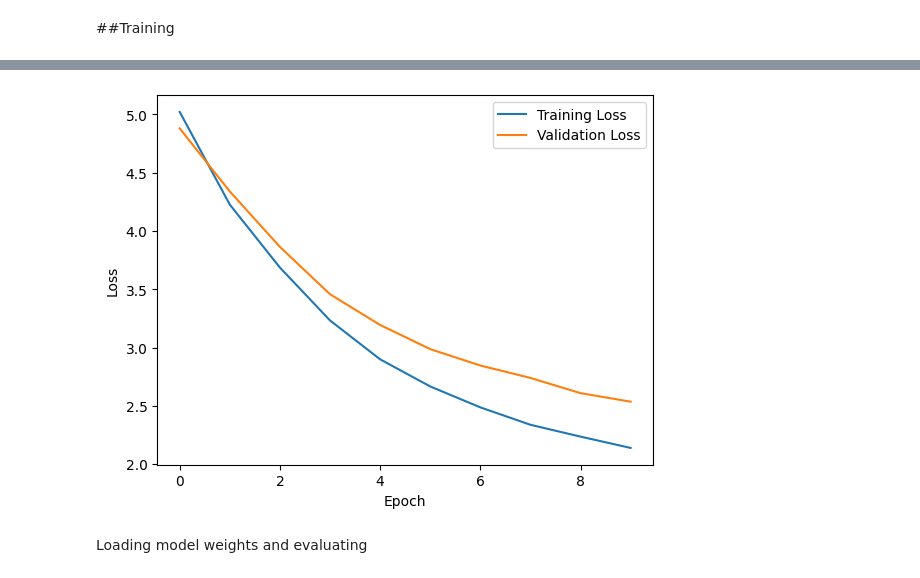
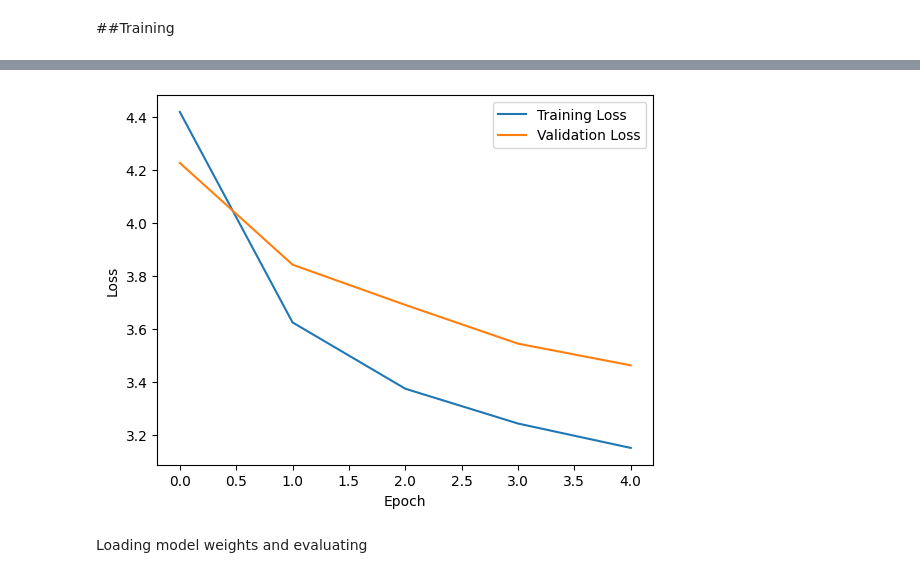
Before and after one commit to Niilop/Seq2Seq-text-autofill, a Jupyter notebook: seq2seq_autofill.ipynb, the cells around one changed output, grey strips where cells are left out. Cells and saved outputs as stored; diff of their text form; code cells hidden in the pictures.

```diff
--- a/seq2seq_autofill.ipynb
+++ b/seq2seq_autofill.ipynb
@@ -123,7 +122,10 @@ import matplotlib.pyplot as plt
 
 emails_df = pd.read_csv('/content/email_data/emails.csv')
 # Smaller size
-# emails_df = emails_df[:1000]
+# Full data is 30 million pairs
+# 10 000 is 600 000 pairs
+# 100 000 is 9 million pairs
+emails_df = emails_df[:50000]
 # %%
 emails_df
 # %% [output]
@@ -400,7 +344,7 @@ def yield_tokens(data):
   for sentence in data:
     yield tokeniser(sentence)
 
-vocab = build_vocab_from_iterator(yield_tokens(all_sentences), specials=['<unk>', '<pad>', '<sos>', '<eos>', '<name>'], min_freq=10)
+vocab = build_vocab_from_iterator(yield_tokens(all_sentences), specials=['<unk>', '<pad>', '<sos>', '<eos>', '<name>'], min_freq=50)
 vocab.set_default_index(vocab["<unk>"])
 # %%
 print("The length of the vocab is", len(vocab))
@@ -415,14 +365,16 @@ Process he data. We turn all words in to tokens and change the data type to torc
 # %%
 def data_process(pairs):
-  data = []
-  for (src, trg) in pairs:
 
-    src_tensor = torch.tensor([vocab[token] for token in tokeniser(src)],
-                            dtype=torch.long)
+  start_time = time.time()
 
-    trg_tensor = torch.tensor([vocab[token] for token in tokeniser(trg)],
-                            dtype=torch.long)
-    data.append((src_tensor, trg_tensor))
+  data = [(torch.tensor([vocab[token] for token in tokeniser(src)], dtype=torch.long),
+        torch.tensor([vocab[token] for token in tokeniser(trg)], dtype=torch.long))
+        for (src, trg) in pairs]
+
+  end_time = time.time()
+  elapsed_time = end_time - start_time
+  print(f"Elapsed time: {elapsed_time:.4f} seconds")
+
   return data
 
 def input_process(input):
@@ -456,8 +409,8 @@ from torch.nn.utils.rnn import pad_sequence
 from torch.utils.data import DataLoader, random_split
 
 device = torch.device('cuda' if torch.cuda.is_available() else 'cpu')
-BATCH_SIZE = 512
-#BATCH_SIZE = 256
+#BATCH_SIZE = 512
+BATCH_SIZE = 256
 PAD_IDX = vocab['<pad>']
 SOS_IDX = vocab['<sos>']
 EOS_IDX = vocab['<eos>']
@@ -916,7 +880,7 @@ train_losses = []
 valid_losses = []
 # %%
 import math
-N_EPOCHS = 10
+N_EPOCHS = 5
 CLIP = 1
 
 best_valid_loss = float('inf')
@@ -935,6 +899,7 @@ for epoch in range(N_EPOCHS):
     if valid_loss < best_valid_loss:
         best_valid_loss = valid_loss
         torch.save(model.state_dict(), 's2s-model.pt')
+        torch.save(optimizer.state_dict(), 's2s-optimizer.pt')
 
     print(f'Epoch: {epoch+1:02} | Time: {epoch_mins}m {epoch_secs}s')
     print(f'\tTrain Loss: {train_loss:.3f} | Train Perplexity: {math.exp(train_loss):7.3f} |')
@@ -984,4 +934,4 @@ Epoch: 10 | Time: 3m 56s
-[figure, old version]
+[figure, new version]
 # %% [markdown]
 Loading model weights and evaluating
 # %%
```
Also changed, not shown: parts of 26 cells of this notebook.
